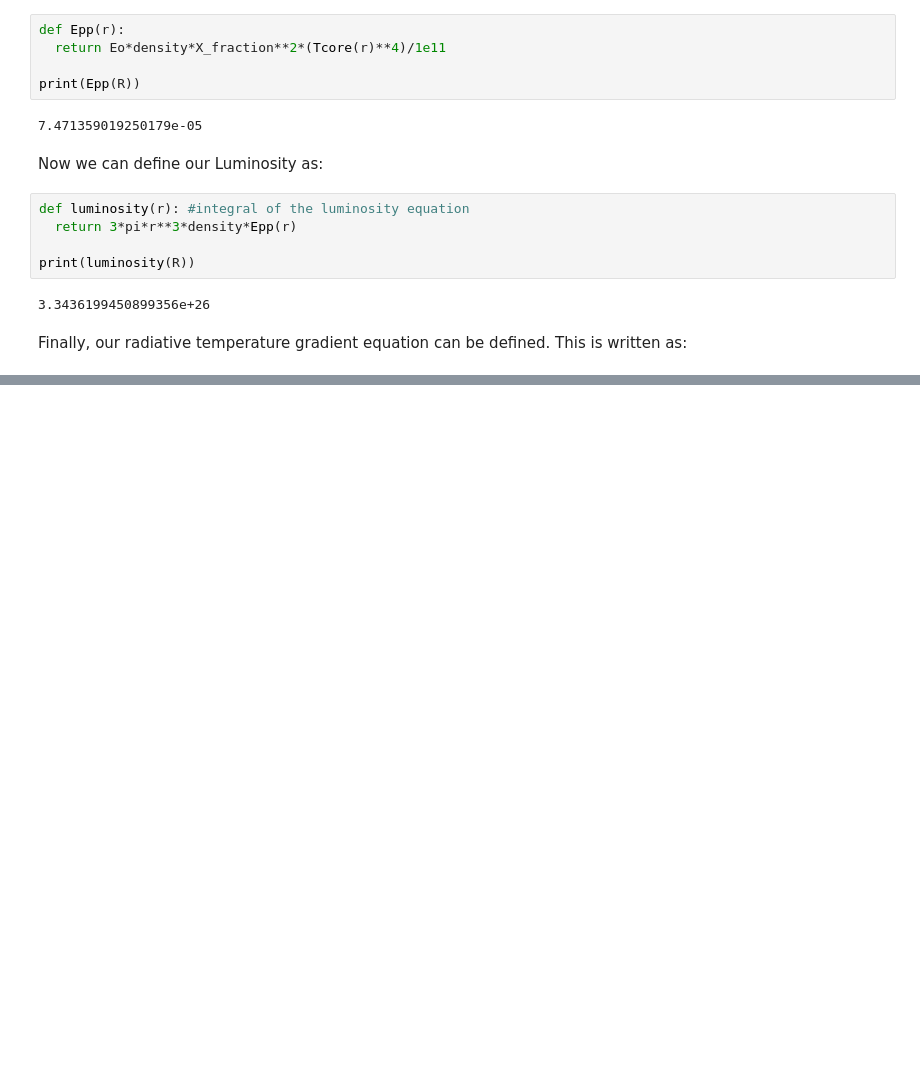
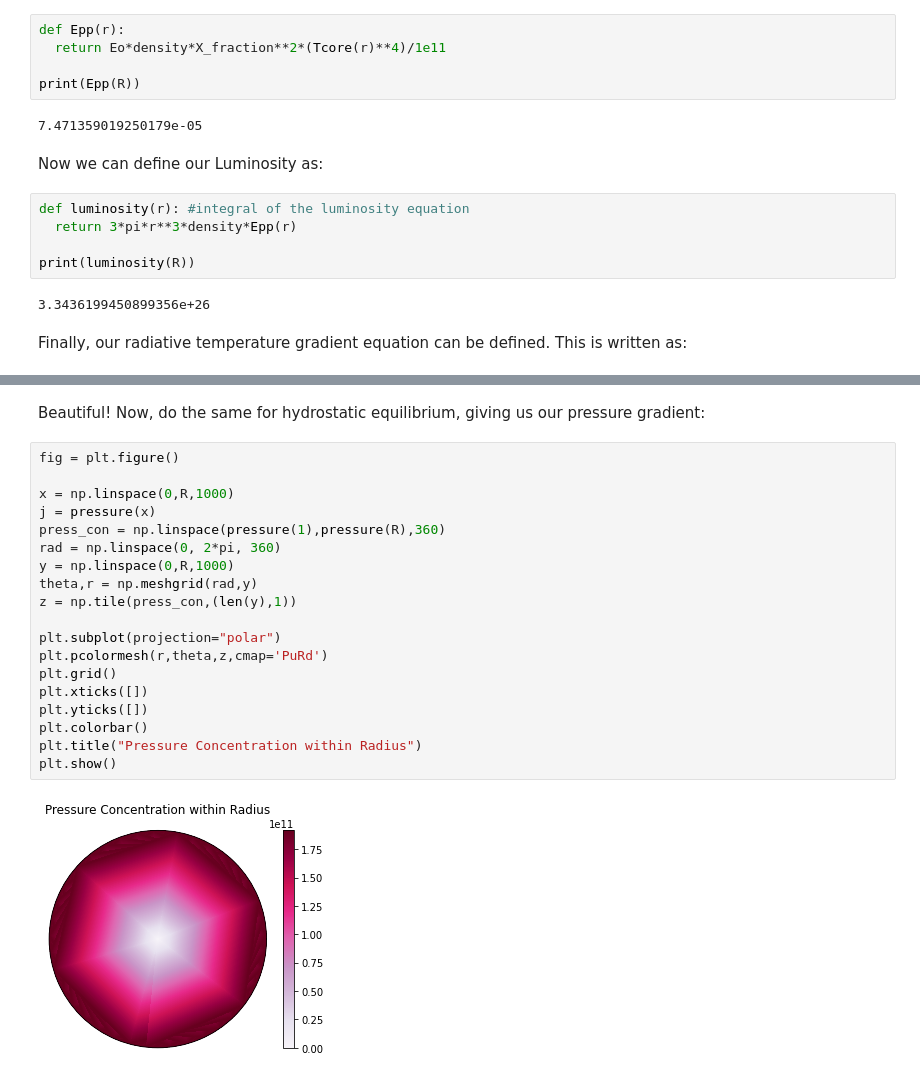
Before and after one commit to jercash/build_a_star_overcashFINAL, a Jupyter notebook: build_a_star_workshop_overcash.ipynb, the cells around one changed output, grey strips where cells are left out. Saved outputs shown, nothing was run; the diff lists cells and outputs as text; blank space fills up the shorter version.

```diff
--- a/build_a_star_workshop_overcash.ipynb
+++ b/build_a_star_workshop_overcash.ipynb
@@ -150,0 +162,23 @@ print(Trad(10))
+# %% [markdown]
+Beautiful! Now, do the same for hydrostatic equilibrium, giving us our pressure gradient:
+# %%
+fig = plt.figure()
+
+x = np.linspace(0,R,1000)
+j = pressure(x)
+press_con = np.linspace(pressure(1),pressure(R),360)
+rad = np.linspace(0, 2*pi, 360)
+y = np.linspace(0,R,1000)
+theta,r = np.meshgrid(rad,y)
+z = np.tile(press_con,(len(y),1))
+
+plt.subplot(projection="polar")
+plt.pcolormesh(r,theta,z,cmap='PuRd')
+plt.grid()
+plt.xticks([])
+plt.yticks([])
+plt.colorbar()
+plt.title("Pressure Concentration within Radius")
+plt.show()
+# %% [output]
+[figure, added]
```
Also changed, not shown: parts of 15 cells of this notebook.
